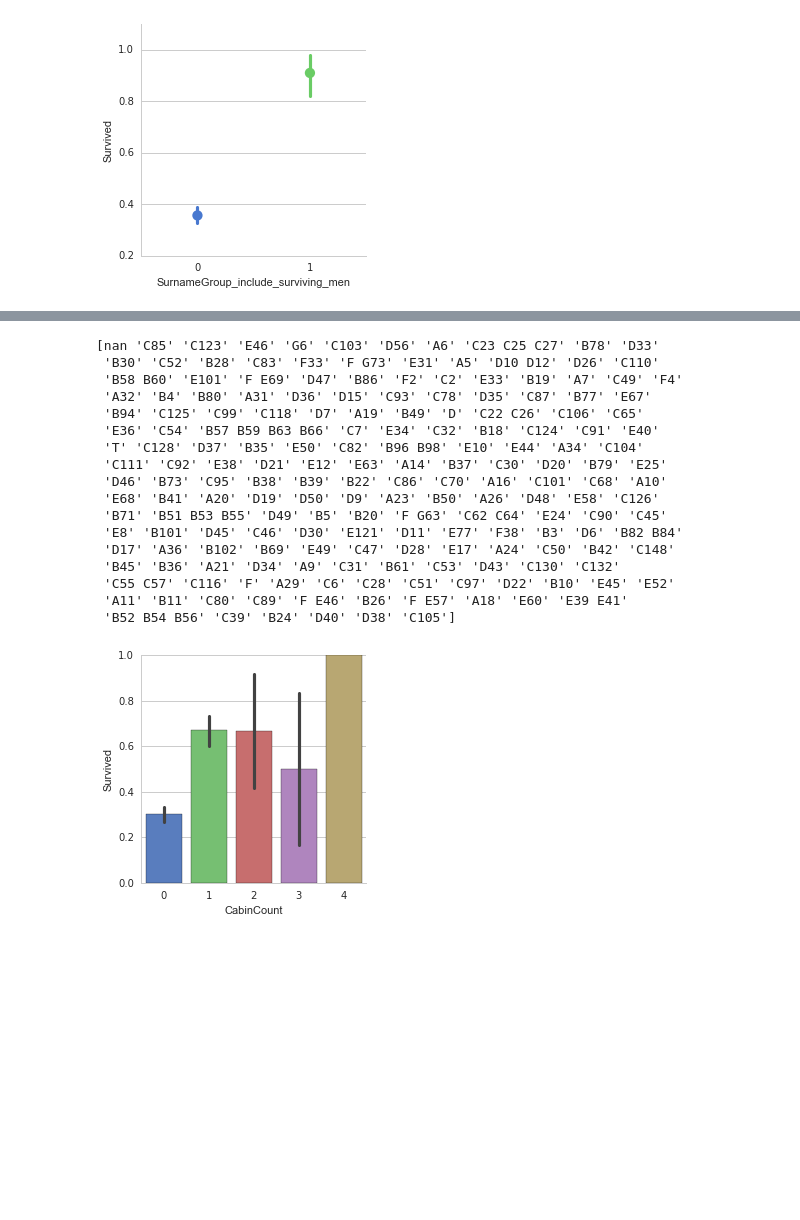
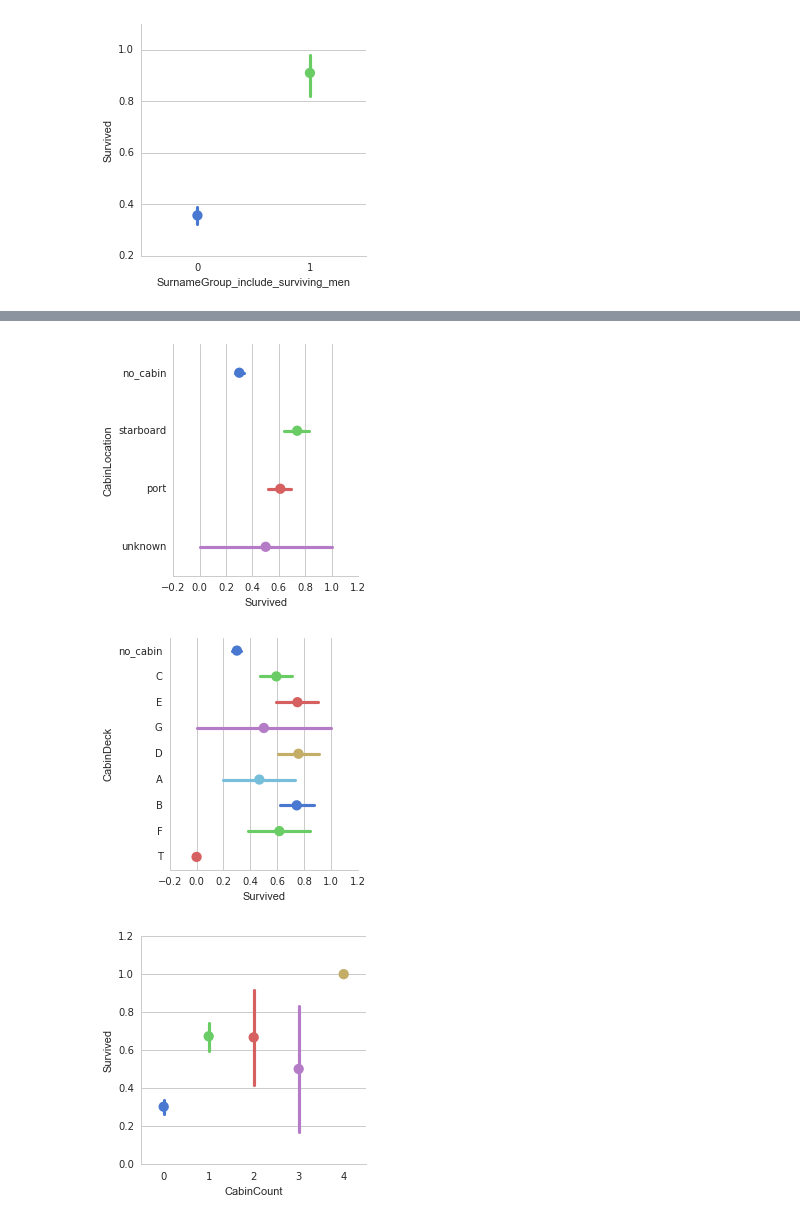
Before and after one commit to voyageth/kaggle, a Jupyter notebook: notebook/titanic.ipynb, the cells around one changed output, grey strips where cells are left out. Drawn from its saved outputs; the diff is of its cells as text; code cells hidden in the pictures; blank space fills up the shorter version.

```diff
--- a/notebook/titanic.ipynb
+++ b/notebook/titanic.ipynb
@@ -226,9 +229,9 @@ g = sns.factorplot(x="Pclass", y="Survived", data=df, size=4, kind="bar", palett
 # %%
 # cabin
-print(df['Cabin'].unique())
-
 # https://www.kaggle.com/c/titanic/prospector#1326
 def get_cabin_location(cabin):
+    if cabin == ' ':
+        return 'no_cabin'
     # The cabin info consists of a letter (corresponding to a deck)
     # and a cabin number, which is odd for cabins on the starboard side and even for the port.
     cabin_search_result = re.search('\d+', cabin)
@@ -238,53 +241,44 @@ def get_cabin_location(cabin):
             return 'port'
         else:
             return 'starboard'
     return 'unknown'
 
 def get_cabin_deck(cabin):
+    if cabin == ' ':
+        return 'no_cabin'
     # The cabin info consists of a letter (corresponding to a deck)
     # and a cabin number, which is odd for cabins on the starboard side and even for the port.
     cabin_search_result = re.search('[A-z]+', cabin)
     if cabin_search_result:
         return cabin_search_result.group(0)
     return 'unknown'
 
 def get_cabin_count(cabin):
+    if cabin == ' ':
+        return 0
     cabin_search_result = re.findall('([A-z]\d+)', cabin)
     if cabin_search_result:
         return len(cabin_search_result)
     return 0
 
 df['CabinLocation'] = df['Cabin'].fillna(' ').apply(get_cabin_location)
 df['CabinDeck'] = df['Cabin'].fillna(' ').apply(get_cabin_deck)
 df['CabinCount'] = df['Cabin'].fillna(' ').apply(get_cabin_count)
 
-g = sns.factorplot(x="CabinCount", y="Survived", data=df, size=4, kind="bar", palette="muted")
-
 if 'CabinLocation' not in categorical_columns:
     categorical_columns.append('CabinLocation')
 if 'CabinDeck' not in categorical_columns:
     categorical_columns.append('CabinDeck')
 if 'CabinCount' not in numerical_columns:
     numerical_columns.append('CabinCount')
+
+g = sns.factorplot(x="Survived", y="CabinLocation", data=df, size=4, palette="muted")
+g = sns.factorplot(x="Survived", y="CabinDeck", data=df, size=4, palette="muted")
+g = sns.factorplot(x="CabinCount", y="Survived", data=df, size=4, palette="muted")
 # %% [output]
-[nan 'C85' 'C123' 'E46' 'G6' 'C103' 'D56' 'A6' 'C23 C25 C27' 'B78' 'D33'
- 'B30' 'C52' 'B28' 'C83' 'F33' 'F G73' 'E31' 'A5' 'D10 D12' 'D26' 'C110'
- 'B58 B60' 'E101' 'F E69' 'D47' 'B86' 'F2' 'C2' 'E33' 'B19' 'A7' 'C49' 'F4'
- 'A32' 'B4' 'B80' 'A31' 'D36' 'D15' 'C93' 'C78' 'D35' 'C87' 'B77' 'E67'
- 'B94' 'C125' 'C99' 'C118' 'D7' 'A19' 'B49' 'D' 'C22 C26' 'C106' 'C65'
- 'E36' 'C54' 'B57 B59 B63 B66' 'C7' 'E34' 'C32' 'B18' 'C124' 'C91' 'E40'
- 'T' 'C128' 'D37' 'B35' 'E50' 'C82' 'B96 B98' 'E10' 'E44' 'A34' 'C104'
- 'C111' 'C92' 'E38' 'D21' 'E12' 'E63' 'A14' 'B37' 'C30' 'D20' 'B79' 'E25'
- 'D46' 'B73' 'C95' 'B38' 'B39' 'B22' 'C86' 'C70' 'A16' 'C101' 'C68' 'A10'
- 'E68' 'B41' 'A20' 'D19' 'D50' 'D9' 'A23' 'B50' 'A26' 'D48' 'E58' 'C126'
- 'B71' 'B51 B53 B55' 'D49' 'B5' 'B20' 'F G63' 'C62 C64' 'E24' 'C90' 'C45'
- 'E8' 'B101' 'D45' 'C46' 'D30' 'E121' 'D11' 'E77' 'F38' 'B3' 'D6' 'B82 B84'
- 'D17' 'A36' 'B102' 'B69' 'E49' 'C47' 'D28' 'E17' 'A24' 'C50' 'B42' 'C148'
- 'B45' 'B36' 'A21' 'D34' 'A9' 'C31' 'B61' 'C53' 'D43' 'C130' 'C132'
- 'C55 C57' 'C116' 'F' 'A29' 'C6' 'C28' 'C51' 'C97' 'D22' 'B10' 'E45' 'E52'
- 'A11' 'B11' 'C80' 'C89' 'F E46' 'B26' 'F E57' 'A18' 'E60' 'E39 E41'
- 'B52 B54 B56' 'C39' 'B24' 'D40' 'D38' 'C105']
-[figure, old version]
+[figure, new version]
+[figure, added]
+[figure, added]
 # %%
 # Fare
 df['Fare'] = df['Fare'].fillna(df['Fare'].mean())
```
Also changed, not shown: parts of 30 cells of this notebook, 2 other files.
